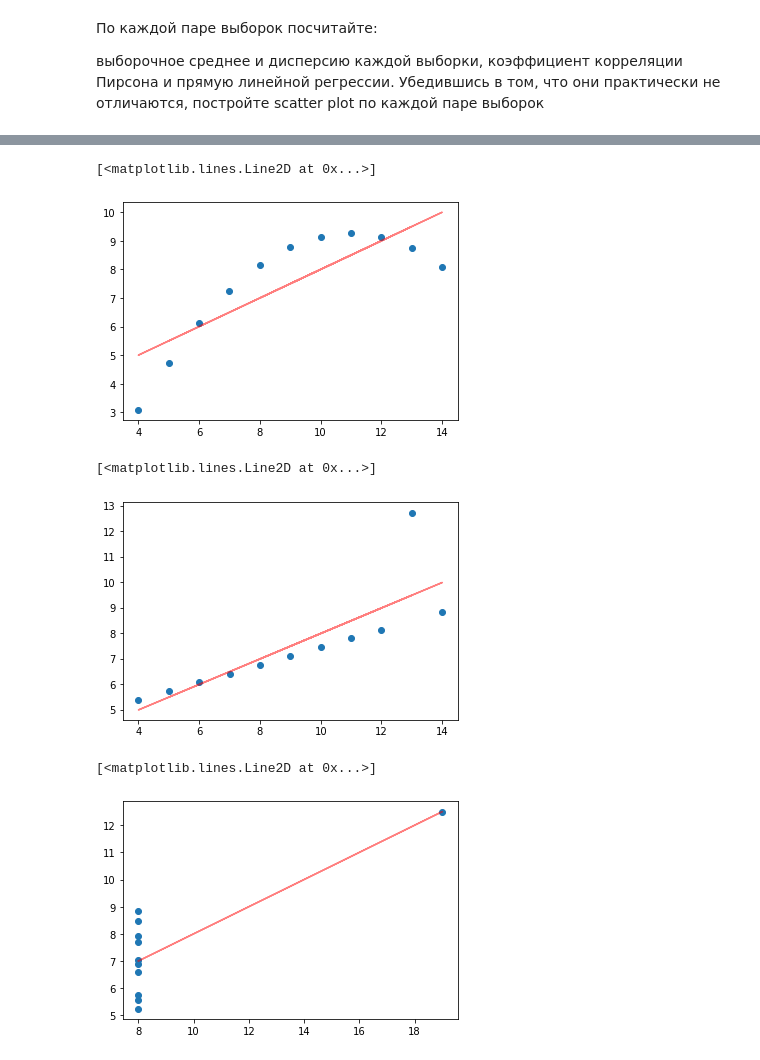
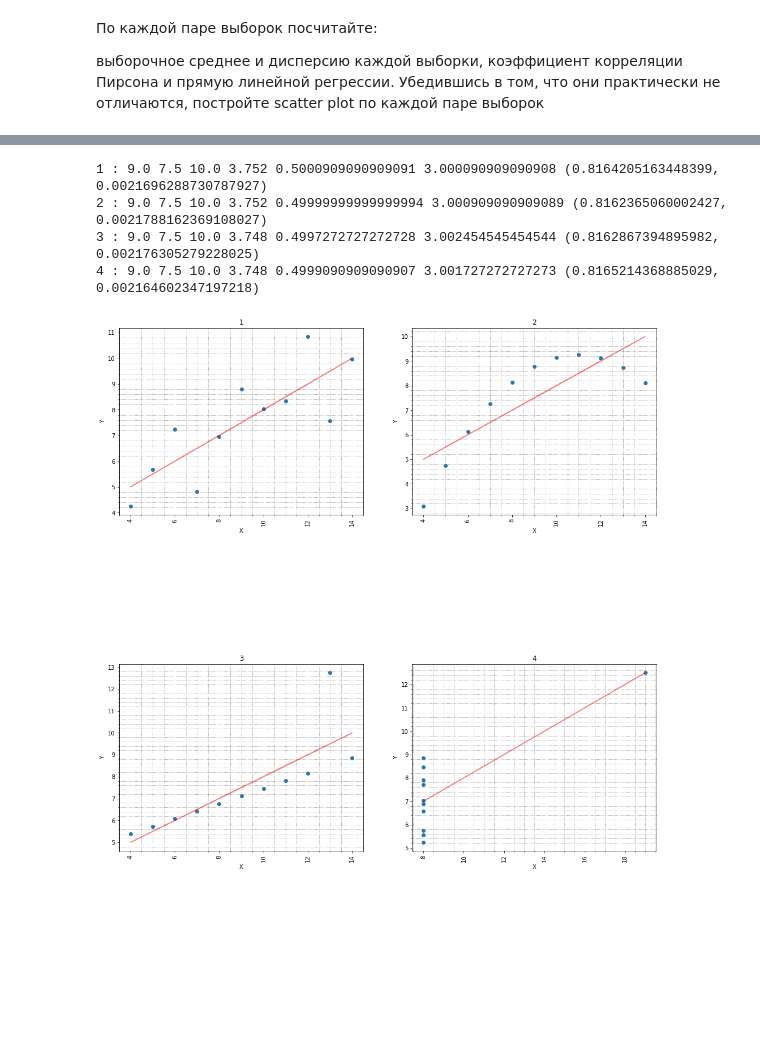
Before and after one commit to alila5/TeorVer, a Jupyter notebook: HW_07_TeorVer_IvanovAL.ipynb, the cells around one changed output, grey strips where cells are left out. Drawn from its saved outputs; the diff is of its cells as text; code cells hidden in the pictures; blank space fills up the shorter version.

```diff
--- a/HW_07_TeorVer_IvanovAL.ipynb
+++ b/HW_07_TeorVer_IvanovAL.ipynb
@@ -113,5 +105,5 @@ b
 # %%
 a = (np.mean(X*Y)-np.mean(X)*np.mean(Y))/(np.mean(X**2)-np.mean(X)**2)
-b = np.mean(Y)-b1*np.mean(X)
+b = np.mean(Y)-a*np.mean(X)
 a,b
 # %% [output]
@@ -356,7 +257,0 @@ print(x2_mean, x2_var, a2, b2, p2 )
-# %%
-x3_var = x3.var()
-x3_mean = x3.mean()
-A = np.vstack((x3, np.ones(len(x3)))).T
-a3, b3 = np.linalg.lstsq(A, y3, rcond=None)[0]
-p3=stats.pearsonr(x3, y3)
-print(x3_mean, x3_var, a3, b3, p3 )
@@ -365,7 +257,0 @@ print(x3_mean, x3_var, a3, b3, p3 )
-# %%
-x4_var = x4.var()
-x4_mean = x4.mean()
-A = np.vstack((x4, np.ones(len(x4)))).T
-a4, b4 = np.linalg.lstsq(A, y4, rcond=None)[0]
-p4=stats.pearsonr(x4, y4)
-print(x4_mean, x4_var, a4, b4, p4 )
@@ -381,21 +258,33 @@ plt.plot(x1, oy1, color='red', alpha=0.5)
-# %%
-oy2 =  a2 *x2 +b2
-plt.scatter(x2, y2)
-plt.plot(x2, oy2, color='red', alpha=0.5)
-# %% [output]
-[<matplotlib.lines.Line2D at 0x...>]
-[figure, removed]
-# %%
-oy3 =  a3 *x3 +b3
-plt.scatter(x3, y3)
-plt.plot(x3, oy3, color='red', alpha=0.5)
-# %% [output]
-[<matplotlib.lines.Line2D at 0x...>]
-[figure, removed]
-# %%
-oy4 =  a4 *x4 +b4
-plt.scatter(x4, y4)
-plt.plot(x4, oy4, color='red', alpha=0.5)
-# %% [output]
-[<matplotlib.lines.Line2D at 0x...>]
-[figure, removed]
+# %%
+keys = X.keys()
+fig, axes = plt.subplots(ncols=2, nrows=2)
+fig.set_size_inches(17, 17)
+plt.subplots_adjust(wspace=0.2, hspace=0.8)
+for key, ax in zip(keys, axes.flatten()):
+    xx = np.array(X[key])
+    yy = np.array(Y[key])
+    m_X = xx.mean()
+    m_Y = yy.mean()
+    var_X = xx.var()
+    var_Y = yy.var()
+    A = np.vstack((xx, np.ones(len(xx)))).T
+    a, b = np.linalg.lstsq(A, yy, rcond=None)[0]
+    pirs=stats.pearsonr(xx, yy)
+    ax.tick_params(axis = 'x',    #  Применяем параметры к обеим осям
+               labelrotation = 90)    #  Поворот подписей
+    ax.minorticks_on()
+    ax.grid(which='minor',
+        color = 'gray',
+        linestyle = ':')
+    ax.scatter(xx, yy)
+    ax.plot(xx, a *xx +b, color='red', alpha=0.5)
+    ax.set_title(key)
+    ax.set_ylabel('Y')
+    ax.set_xlabel('X')
+    print(key,':', m_X, np.round(m_Y,2),np.round( var_X,3), np.round(var_Y,3), a, b, pirs)
+# %% [output]
+1 : 9.0 7.5 10.0 3.752 0.5000909090909091 3.000090909090908 (0.8164205163448399, 0.0021696288730787927)
+2 : 9.0 7.5 10.0 3.752 0.49999999999999994 3.000909090909089 (0.8162365060002427, 0.0021788162369108027)
+3 : 9.0 7.5 10.0 3.748 0.4997272727272728 3.002454545454544 (0.8162867394895982, 0.002176305279228025)
+4 : 9.0 7.5 10.0 3.748 0.4999090909090907 3.001727272727273 (0.8165214368885029, 0.002164602347197218)
+[figure, added]
```
Also changed, not shown: parts of 42 cells of this notebook.
